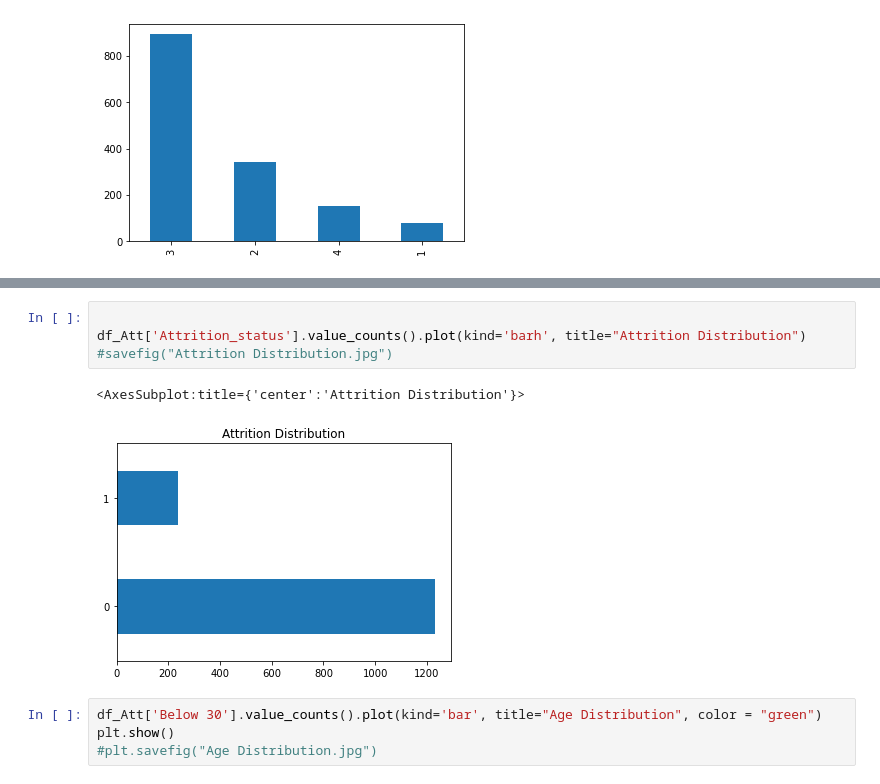
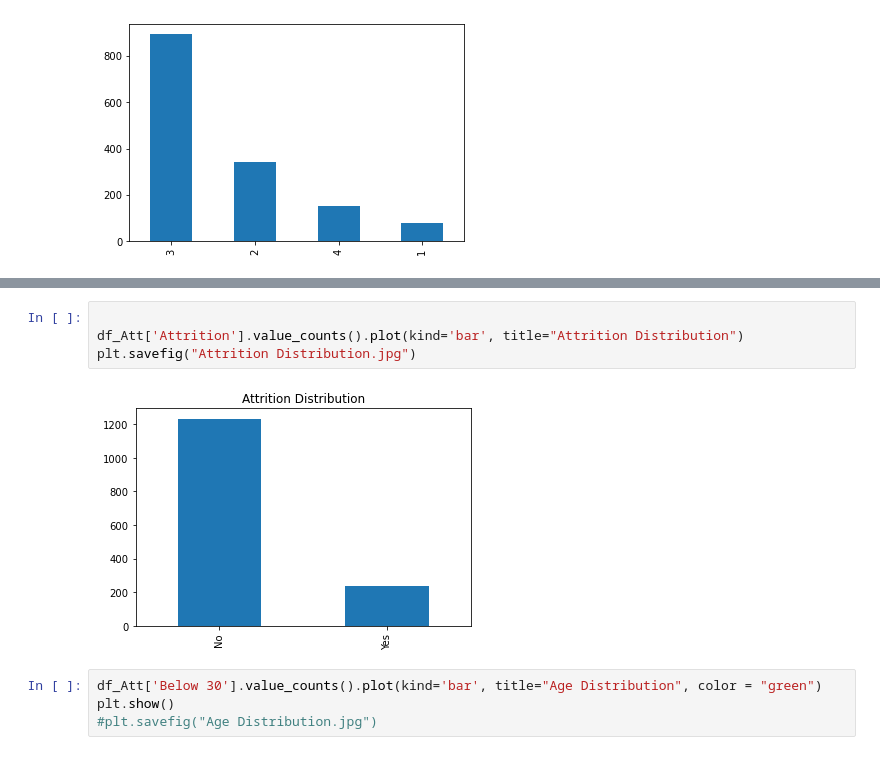
Before and after one commit to HannahZZY/Senior_Project_Hannah, a Jupyter notebook: DA401 codes.ipynb, the cells around one changed output, grey strips where cells are left out. Saved outputs shown, nothing was run; the diff lists cells and outputs as text.

```diff
--- a/DA401 codes.ipynb
+++ b/DA401 codes.ipynb
@@ -314,10 +330,9 @@ df_Att['WorkLifeBalance'].value_counts().plot(ax=ax, kind='bar')
 # %%
 
-df_Att['Attrition_status'].value_counts().plot(kind='barh', title="Attrition Distribution")
-#savefig("Attrition Distribution.jpg")
+df_Att['Attrition'].value_counts().plot(kind='bar', title="Attrition Distribution")
+plt.savefig("Attrition Distribution.jpg")
 # %% [output]
-<AxesSubplot:title={'center':'Attrition Distribution'}>
-[figure, old version]
+[figure, new version]
 # %%
 df_Att['Below 30'].value_counts().plot(kind='bar', title="Age Distribution", color = "green")
 plt.show()
```
Also changed, not shown: parts of 1 cell of this notebook, 1 other file.
